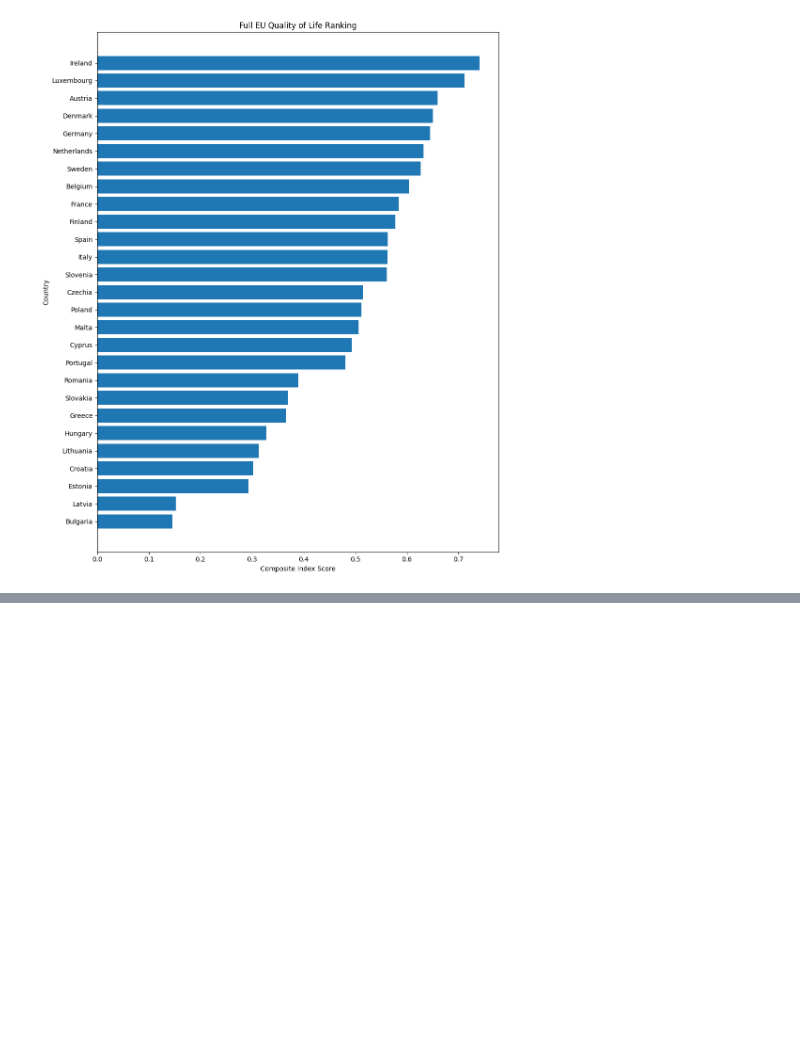
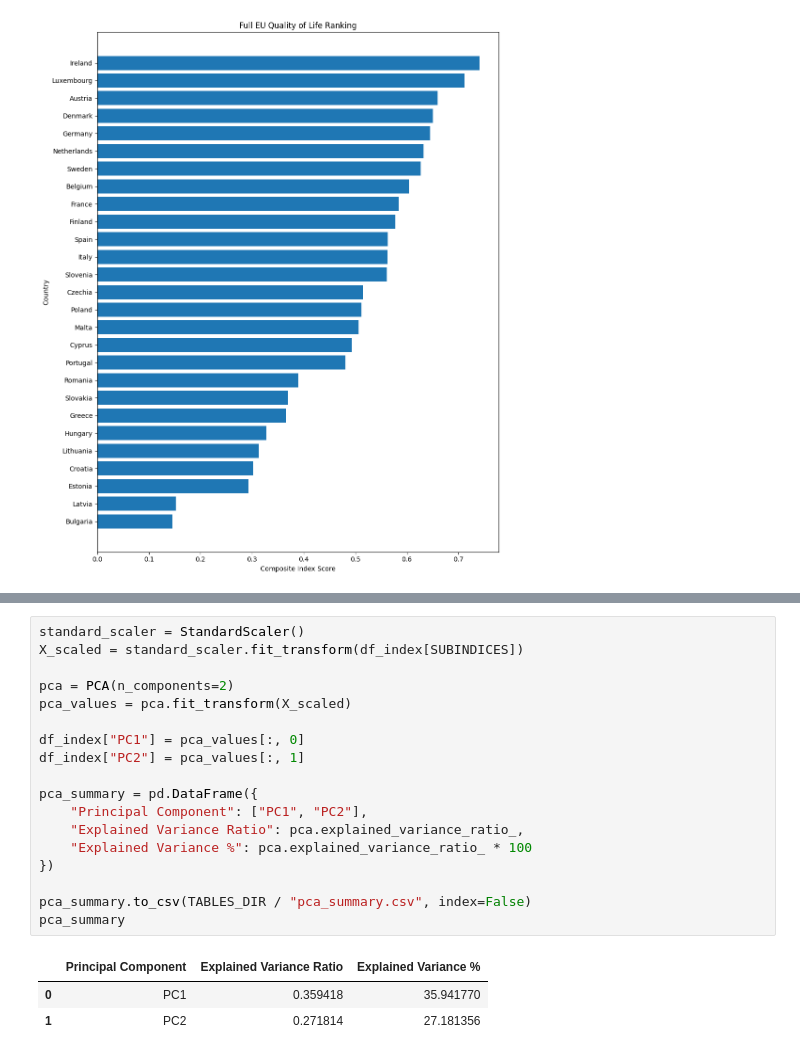
Before and after one commit to MohamedAshik14-blip/DAV-CA1, a Jupyter notebook: code/EU Quality of Life Index_Notebook.ipynb, the cells around one changed output, grey strips where cells are left out. Cells and saved outputs as stored; diff of their text form; blank space fills up the shorter version.

```diff
--- a/code/EU Quality of Life Index_Notebook.ipynb
+++ b/code/EU Quality of Life Index_Notebook.ipynb
@@ -583,0 +588,22 @@ plt.show()
+# %%
+standard_scaler = StandardScaler()
+X_scaled = standard_scaler.fit_transform(df_index[SUBINDICES])
+
+pca = PCA(n_components=2)
+pca_values = pca.fit_transform(X_scaled)
+
+df_index["PC1"] = pca_values[:, 0]
+df_index["PC2"] = pca_values[:, 1]
+
+pca_summary = pd.DataFrame({
+    "Principal Component": ["PC1", "PC2"],
+    "Explained Variance Ratio": pca.explained_variance_ratio_,
+    "Explained Variance %": pca.explained_variance_ratio_ * 100
+})
+
+pca_summary.to_csv(TABLES_DIR / "pca_summary.csv", index=False)
+pca_summary
+# %% [output]
+|  | Principal Component | Explained Variance Ratio | Explained Variance % |
+| 0 | PC1 | 0.359418 | 35.941770 |
+| 1 | PC2 | 0.271814 | 27.181356 |
```
Also changed, not shown: parts of 2 cells of this notebook, 2 other files.
